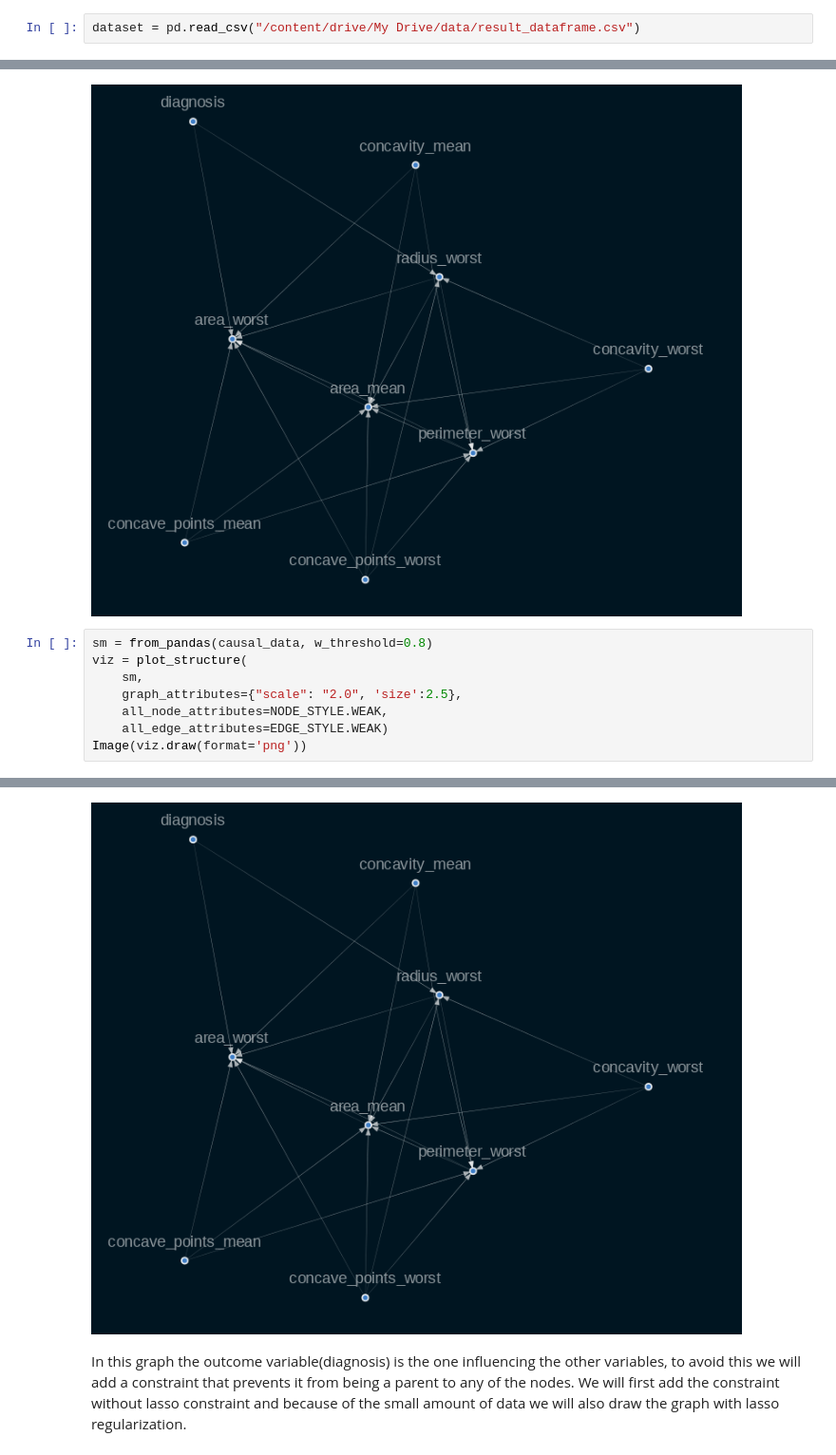
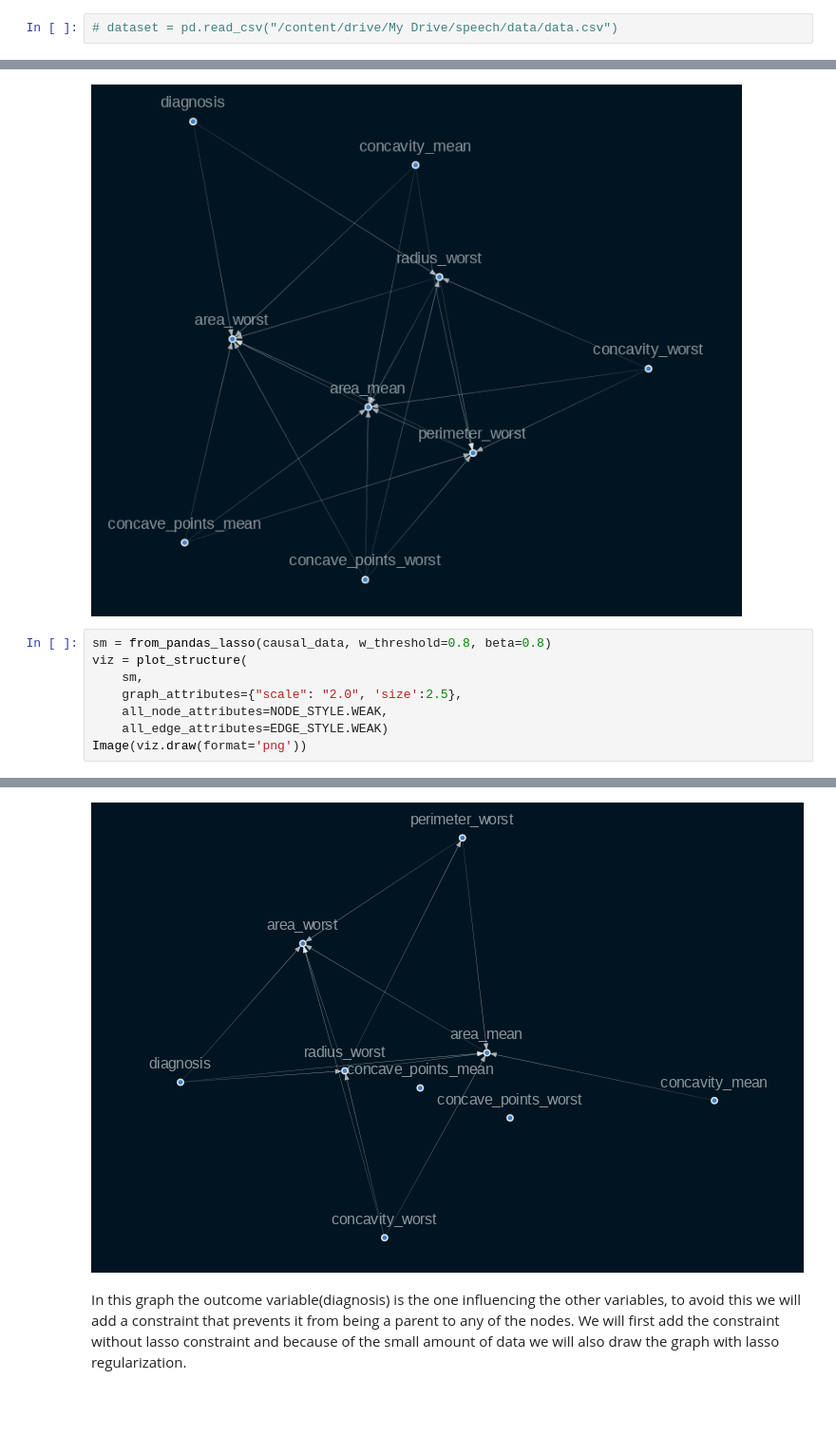
Before and after one commit to Kibika/Causal_Inference, a Jupyter notebook: notebooks/causal_inference.ipynb, the cells around one changed output, grey strips where cells are left out. Shown at 95% size. Cells and saved outputs as stored; diff of their text form; blank space fills up the shorter version.

```diff
--- a/notebooks/causal_inference.ipynb
+++ b/notebooks/causal_inference.ipynb
@@ -110,7 +104,7 @@ The goal of this is to understand the data and any tasks that need to be done to
 # %%
 dataset = pd.read_csv("/content/drive/My Drive/speech/data/result_dataframe.csv")
 # %%
-dataset = pd.read_csv("/content/drive/My Drive/data/result_dataframe.csv")
+# dataset = pd.read_csv("/content/drive/My Drive/speech/data/data.csv")
 # %%
 dataset.head()
 # %% [output]
@@ -549,7 +548,7 @@ Warning: node 'concave_points_worst', graph '' size too small for label
   warnings.warn(b"".join(errors).decode(self.encoding), RuntimeWarning)
 [figure]
 # %%
-sm = from_pandas(causal_data, w_threshold=0.8)
+sm = from_pandas_lasso(causal_data, w_threshold=0.8, beta=0.8)
 viz = plot_structure(
     sm,
     graph_attributes={"scale": "2.0", 'size':2.5},
@@ -573,11 +572,11 @@ Warning: node 'area_mean', graph '' size too small for label
 Warning: node 'perimeter_worst', graph '' size too small for label
 Warning: node 'concavity_mean', graph '' size too small for label
 Warning: node 'concave_points_mean', graph '' size too small for label
 Warning: node 'concavity_worst', graph '' size too small for label
 Warning: node 'concave_points_worst', graph '' size too small for label
 
   warnings.warn(b"".join(errors).decode(self.encoding), RuntimeWarning)
-[figure, old version]
+[figure, new version]
 # %% [markdown]
 In this graph the outcome variable(diagnosis) is the one influencing the other variables, to avoid this we will add a constraint that prevents it from being a parent to any of the nodes. We will first add the constraint without lasso constraint and because of the small amount of data we will also draw the graph with lasso regularization.
 # %%
```
Also changed, not shown: parts of 46 cells of this notebook.
